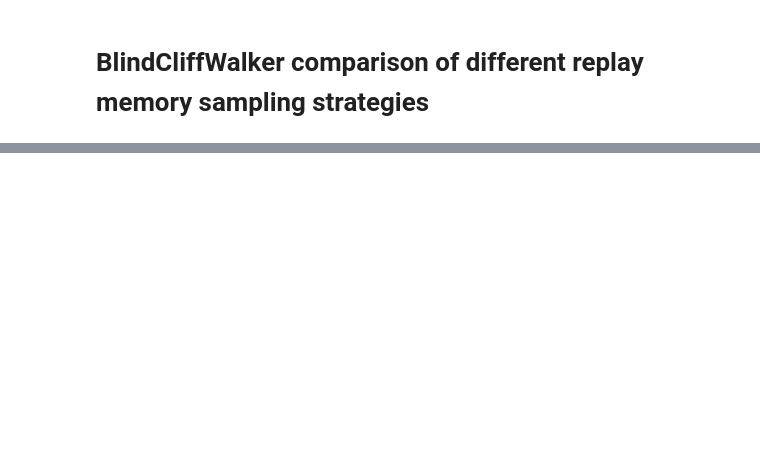
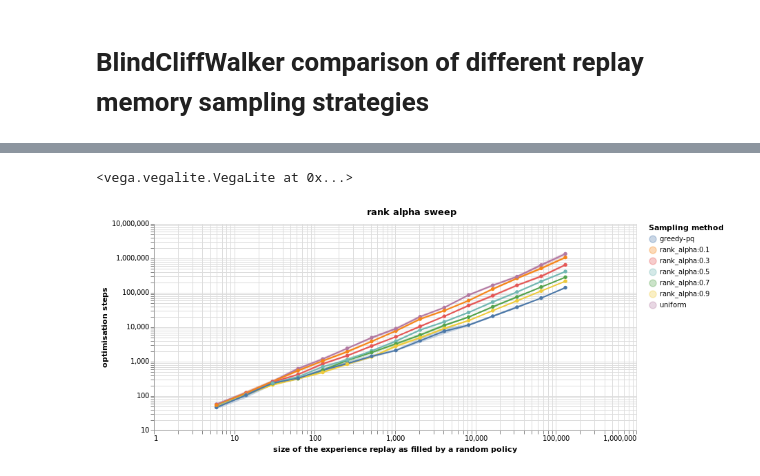
Before and after one commit to floringogianu/per-study, a Jupyter notebook: notebooks/comparison.ipynb, the cells around one changed output, grey strips where cells are left out. Saved outputs shown, nothing was run; the diff lists cells and outputs as text; code cells hidden in the pictures; blank space fills up the shorter version.

```diff
--- a/notebooks/comparison.ipynb
+++ b/notebooks/comparison.ipynb
@@ -54,0 +48,5 @@ confidence_interval = alt.Chart(data).mark_area(opacity=0.3).encode(
+# %%
+get_plot(**results['rank_alpha_sweep'])
+# %% [output]
+<vega.vegalite.VegaLite at 0x...>
+[figure, added]
```
Also changed, not shown: parts of 6 cells of this notebook.
